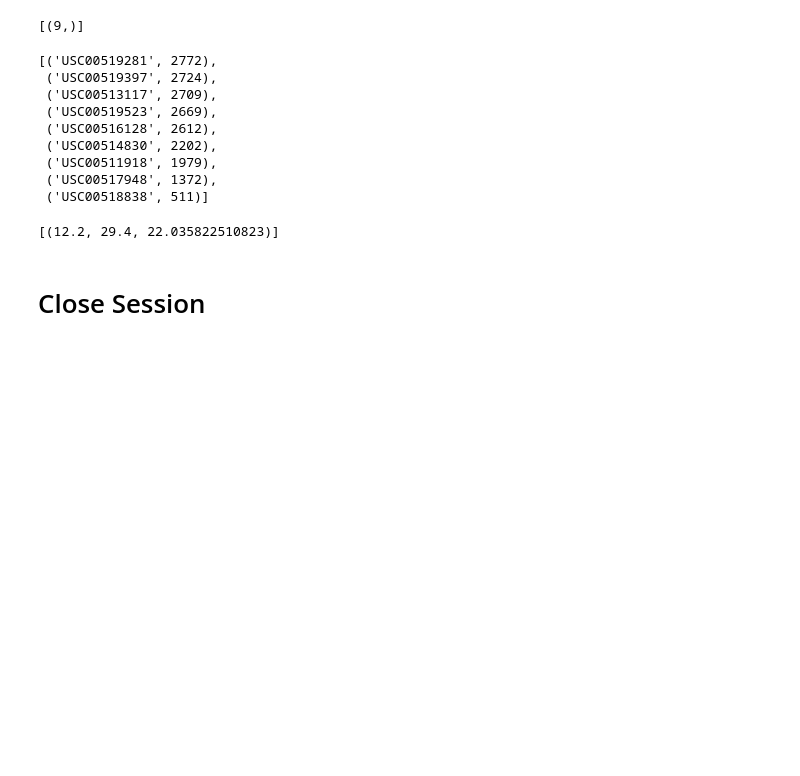
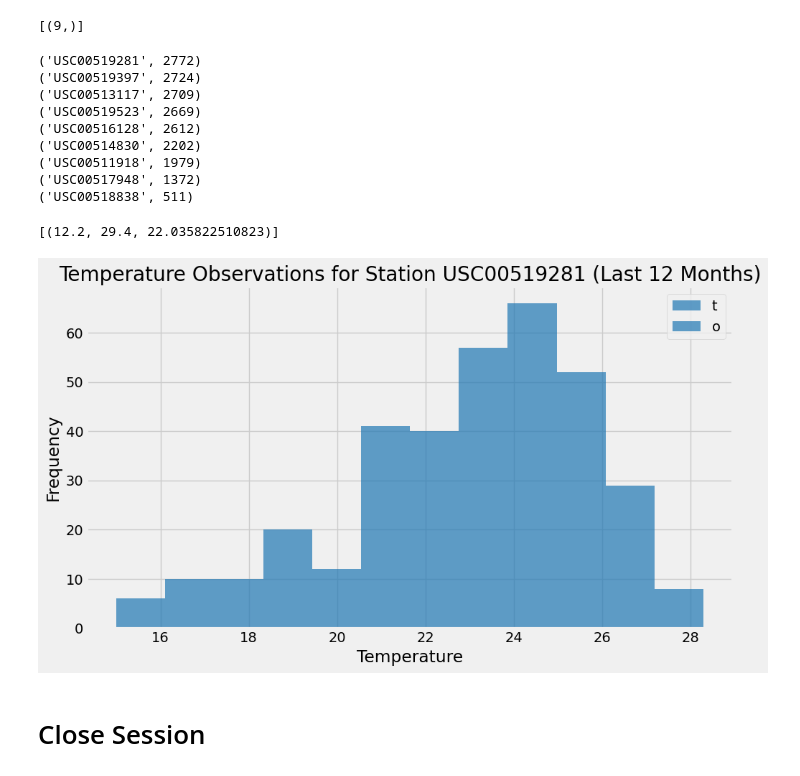
Before and after one commit to Dinna-ux/sqlalchemy-challenge, a Jupyter notebook: SurfsUp/climate_starter.ipynb, the cells around one changed output. Drawn from its saved outputs; the diff is of its cells as text; code cells hidden in the pictures; blank space fills up the shorter version.

Commit message:
Station analysis

```diff
--- a/SurfsUp/climate_starter.ipynb
+++ b/SurfsUp/climate_starter.ipynb
@@ -215,16 +117,28 @@ total_stations = session.query(Station).count()
 # %%
 # Design a query to find the most active stations (i.e. which stations have the most rows?)
 # List the stations and their counts in descending order.
+most_active_stations = session.query(
+    Measurement.station,
+    func.count(Measurement.station)  # Count of rows for each station
+).group_by(
+    Measurement.station  # Grouping by station
+).order_by(
+    func.count(Measurement.station).desc()  # Sorting by the count in descending order
+).all()
+
+# Display the most active stations and their counts
+for station, count in most_active_stations:
+    print((station, count),)
 # %% [output]
-[('USC00519281', 2772),
- ('USC00519397', 2724),
- ('USC00513117', 2709),
- ('USC00519523', 2669),
- ('USC00516128', 2612),
- ('USC00514830', 2202),
- ('USC00511918', 1979),
- ('USC00517948', 1372),
- ('USC00518838', 511)]
+('USC00519281', 2772)
+('USC00519397', 2724)
+('USC00513117', 2709)
+('USC00519523', 2669)
+('USC00516128', 2612)
+('USC00514830', 2202)
+('USC00511918', 1979)
+('USC00517948', 1372)
+('USC00518838', 511)
 # %%
 # Using the most active station id from the previous query, calculate the lowest, highest, and average temperature.
 most_active_station_id = session.query(Measurement.station)\
@@ -253,3 +164,46 @@ print(temperature_stats_formatted)
+# %%
+# Using the most active station id
+# Query the last 12 months of temperature observation data for this station and plot the results as a histogram
+# Identify the most active station
+most_active_station = session.query(
+    Measurement.station, func.count(Measurement.station)
+).group_by(
+    Measurement.station
+).order_by(
+    func.count(Measurement.station).desc()
+).first()  # Get the first (most active) station
+
+most_active_station_id = most_active_station[0]
+
+# Find the most recent date in the dataset
+most_recent_date_str = session.query(func.max(Measurement.date)).scalar()
+most_recent_date = datetime.strptime(most_recent_date_str, '%Y-%m-%d')
+
+# Calculate the date one year ago
+one_year_ago = most_recent_date - timedelta(days=365)
+
+# Query temperature data for the most active station in the last 12 months
+temperature_data = session.query(Measurement.date, Measurement.tobs)\
+    .filter(Measurement.date >= one_year_ago)\
+    .filter(Measurement.date <= most_recent_date)\
+    .filter(Measurement.station == most_active_station_id)\
+    .order_by(Measurement.date).all()
+
+# Plot the data as a histogram
+# Convert the query results to a Pandas DataFrame
+temperature_df = pd.DataFrame(temperature_data, columns=['Date', 'Temperature'])
+
+# Create a histogram of the temperature data
+plt.figure(figsize=(10, 6))
+temperature_df['Temperature'].plot(kind='hist', bins=12, color='tab:blue', alpha=0.7)
+plt.title(f'Temperature Observations for Station {most_active_station_id} (Last 12 Months)')
+plt.xlabel('Temperature')
+plt.ylabel('Frequency')
+plt.legend('tobs')
+plt.tight_layout()
+plt.show()
+# %% [output]
+[figure, added]
 # %% [markdown]
 # Close Session
 # %%
```
Also changed, not shown: parts of 9 cells of this notebook, 2 other files.
